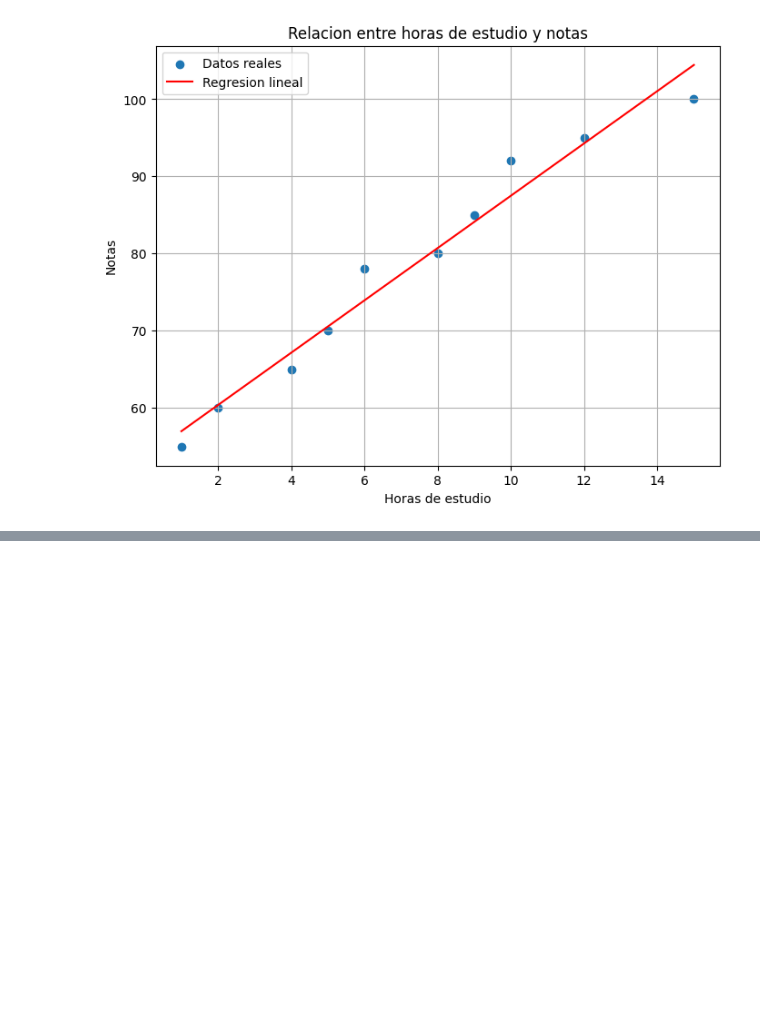
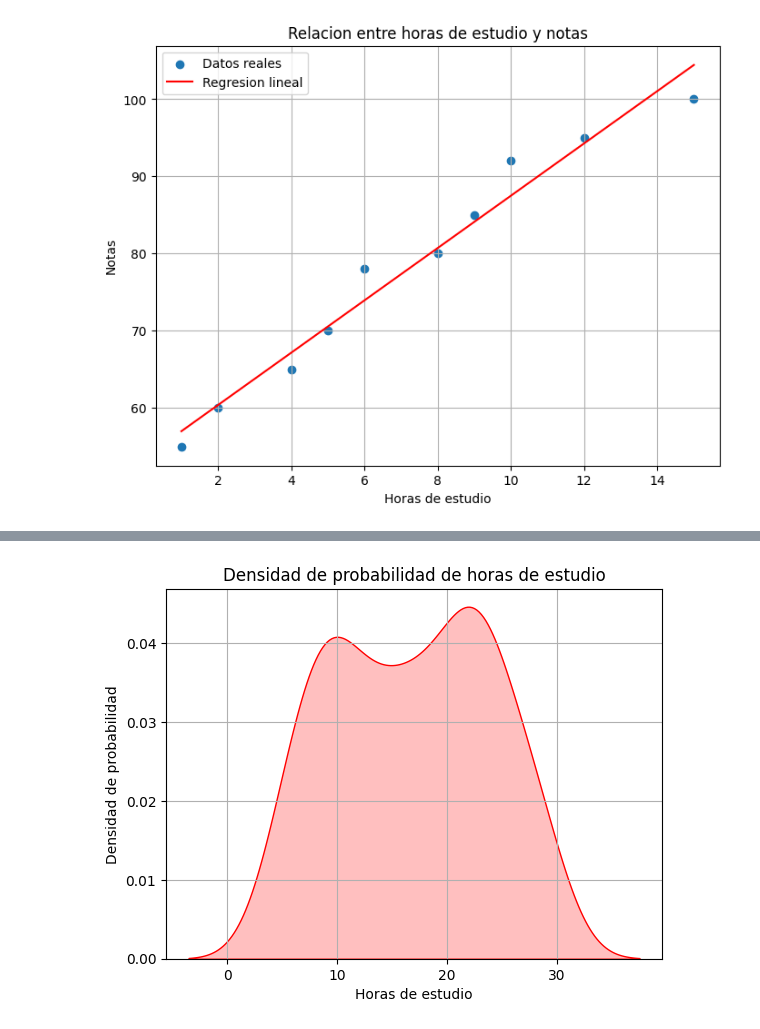
Before and after one commit to MattZG/Portafolio, a Jupyter notebook: Modulo_4.ipynb, the cells around one changed output, grey strips where cells are left out. Saved outputs shown, nothing was run; the diff lists cells and outputs as text; code cells hidden in the pictures; blank space fills up the shorter version.

```diff
--- a/Modulo_4.ipynb
+++ b/Modulo_4.ipynb
@@ -927,0 +1027,9 @@ MSE: 6.74
+# %%
+sns.kdeplot(data = df, x = 'Horas de estudio', fill = True, color = 'red')
+plt.xlabel('Horas de estudio')
+plt.ylabel('Densidad de probabilidad')
+plt.title('Densidad de probabilidad de horas de estudio')
+plt.grid(True)
+plt.show()
+# %% [output]
+[figure, added]
```
Also changed, not shown: parts of 13 cells of this notebook.
